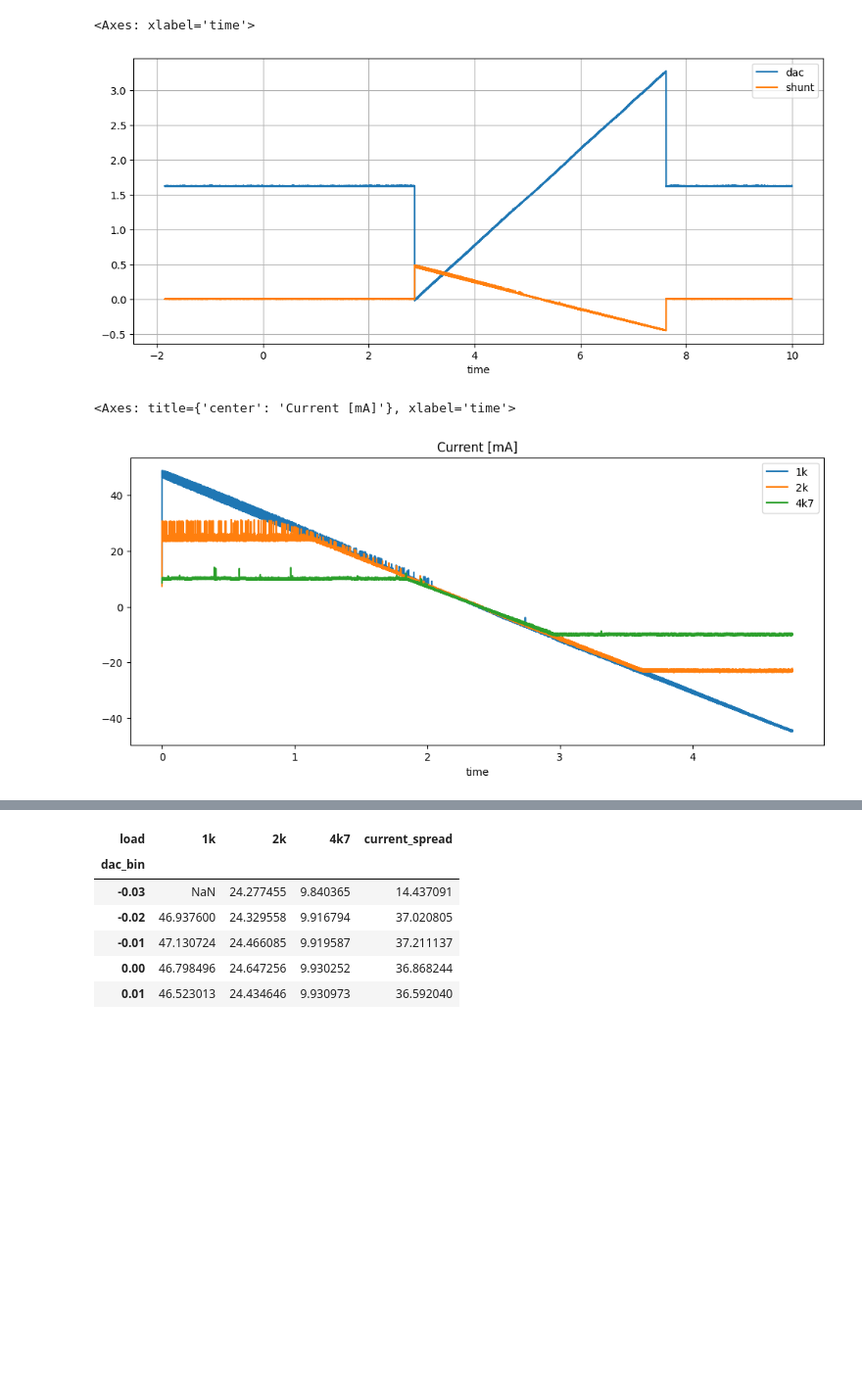
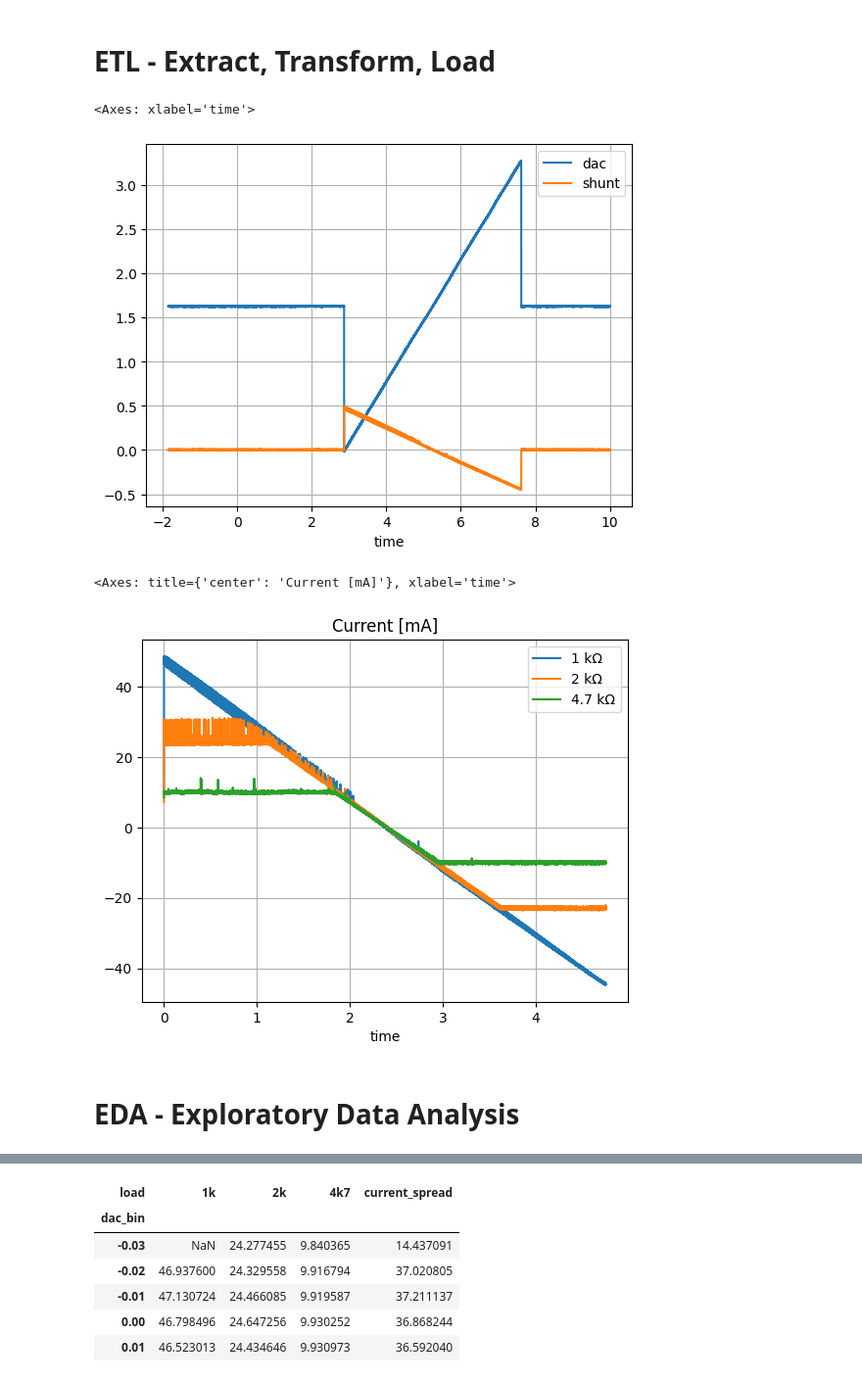
Before and after one commit to import-tiago/FEI, a Jupyter notebook: MSc/PEL309/Analysis/PEL309.ipynb, the cells around one changed output, grey strips where cells are left out. Shown at 98% size. Saved outputs shown, nothing was run; the diff lists cells and outputs as text; code cells hidden in the pictures; blank space fills up the shorter version.

```diff
--- a/MSc/PEL309/Analysis/PEL309.ipynb
+++ b/MSc/PEL309/Analysis/PEL309.ipynb
@@ -1,3 +1,5 @@
+# %% [markdown]
+# ETL - Extract, Transform, Load
 # %%
 import pandas as pd
 
@@ -51,14 +23,9 @@ load_4k7.columns = [
 load_4k7 = load_4k7.astype(float)
 # %%
-load_1k.plot(
-    x="time",
-    y=["dac", "shunt"],
-    figsize=(12, 5),
-    grid=True
-)
+load_1k.plot(x="time", y=["dac", "shunt"], grid=True)
 # %% [output]
 <Axes: xlabel='time'>
-[figure, old version]
+[figure, new version]
 # %%
 def extract_ramp_region(df, column="dac", step_threshold=0.5):
     data = df.copy()
@@ -79,39 +46,25 @@ load_1k = extract_ramp_region(load_1k, column="dac")
 load_2k = extract_ramp_region(load_2k, column="dac")
 load_4k7 = extract_ramp_region(load_4k7, column="dac")
 # %%
-load_1k["current"] = ( load_1k["shunt"] / 10 ) * 1000
-load_2k["current"] = ( load_2k["shunt"] / 10 ) * 1000
-load_4k7["current"] = ( load_4k7["shunt"] / 10 ) * 1000
+shunt_resistance = 10  # Ω
+load_1k["current"] = (load_1k["shunt"] / shunt_resistance) * 1000
+load_2k["current"] = (load_2k["shunt"] / shunt_resistance) * 1000
+load_4k7["current"] = (load_4k7["shunt"] / shunt_resistance) * 1000
 
 load_1k["time"] = load_1k["time"] - load_1k["time"].iloc[0]
 load_2k["time"] = load_2k["time"] - load_2k["time"].iloc[0]
 load_4k7["time"] = load_4k7["time"] - load_4k7["time"].iloc[0]
 
-ax = load_1k.plot(
-    x="time",
-    y="current",
-    figsize=(12, 5),
-    grid=True,
-    title="Current [mA]",
-    label="1k"
-)
+ax = load_1k.plot(x="time", y="current", grid=True, title="Current [mA]", label="1 kΩ")
 
-load_2k.plot(
-    x="time",
-    y="current",
-    ax=ax,
-    label="2k"
-)
+load_2k.plot(x="time", y="current", ax=ax, label="2 kΩ", grid=True)
 
-load_4k7.plot(
-    x="time",
-    y="current",
-    ax=ax,
-    label="4k7"
-)
+load_4k7.plot(x="time", y="current", ax=ax, label="4.7 kΩ", grid=True)
 # %% [output]
 <Axes: title={'center': 'Current [mA]'}, xlabel='time'>
-[figure, old version]
+[figure, new version]
+# %% [markdown]
+# EDA - Exploratory Data Analysis
 # %%
 import numpy as np
 
```
Also changed, not shown: parts of 3 cells of this notebook.
